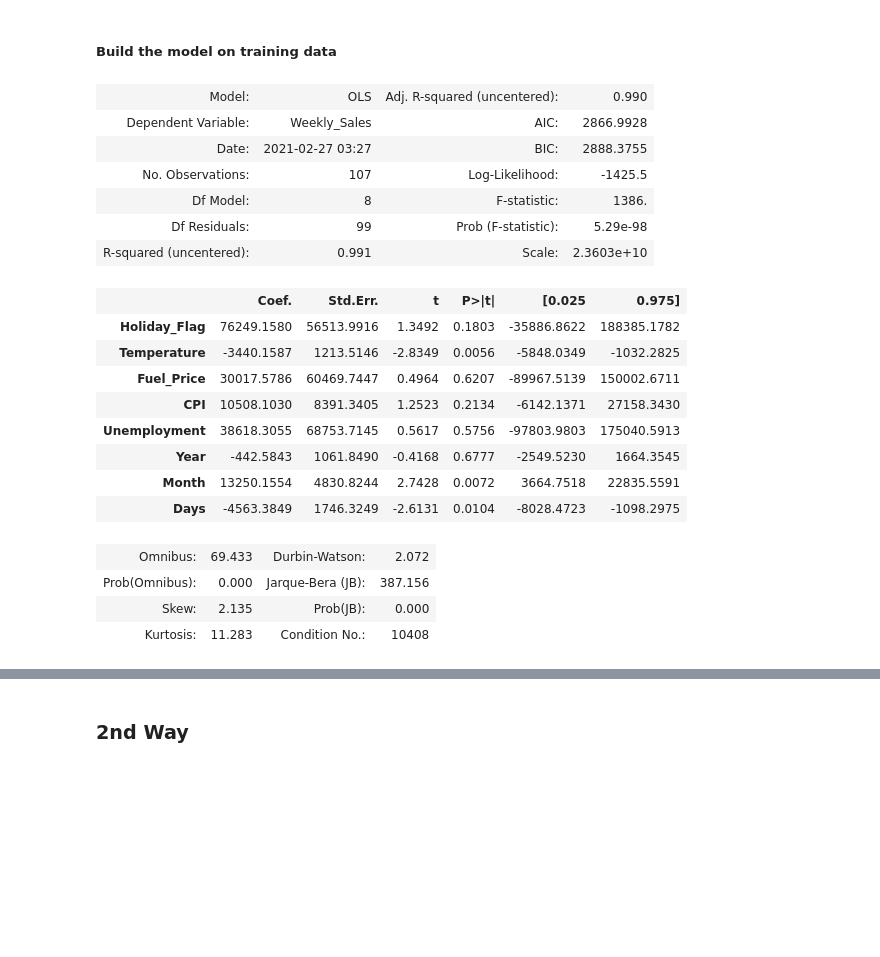
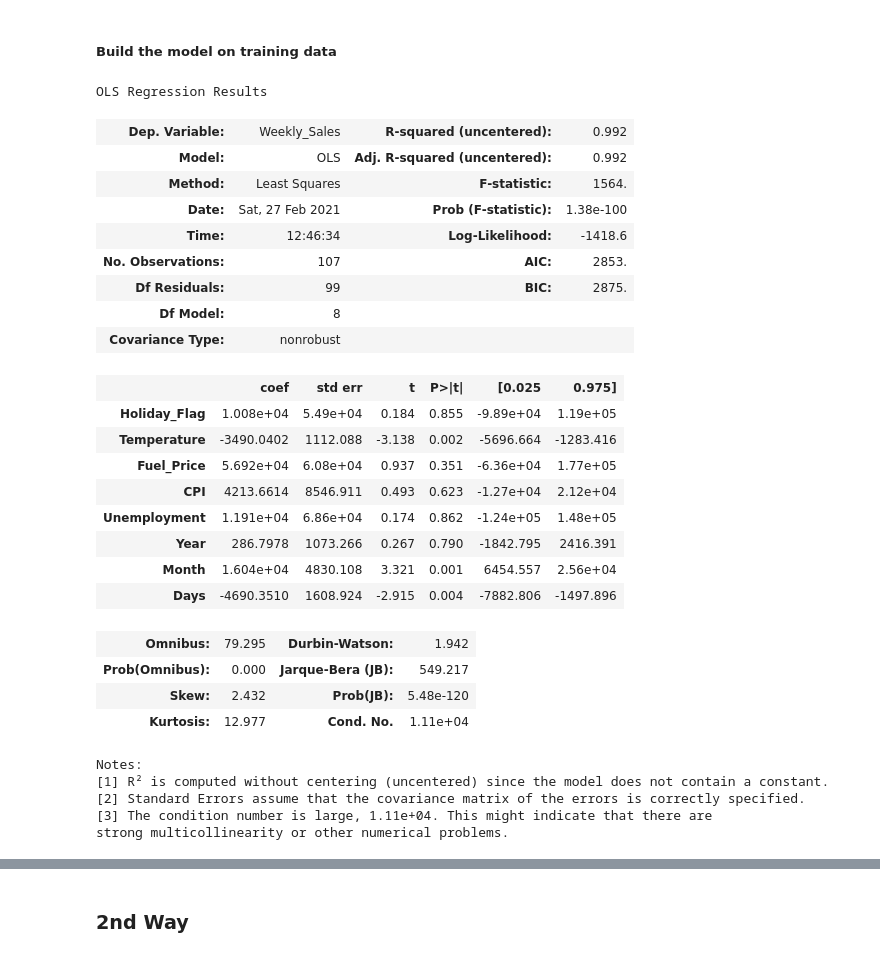
Before and after one commit to swarup4/Retail-Analysis-with-Walmart-Data, a Jupyter notebook: Walmart.ipynb, the cells around one changed output, grey strips where cells are left out. Saved outputs shown, nothing was run; the diff lists cells and outputs as text; code cells hidden in the pictures; blank space fills up the shorter version.

```diff
--- a/Walmart.ipynb
+++ b/Walmart.ipynb
@@ -256,28 +256,36 @@ train_X.shape, test_X.shape
 ##### Build the model on training data
 # %%
 store1_data = sm.OLS(train_y,train_X.astype(float)).fit()
-store1_data.summary2()
+store1_data.summary()
 # %% [output]
+OLS Regression Results
-| Model: | OLS | Adj. R-squared (uncentered): | 0.990 |
-| Dependent Variable: | Weekly_Sales | AIC: | 2866.9928 |
-| Date: | 2021-02-27 03:27 | BIC: | 2888.3755 |
-| No. Observations: | 107 | Log-Likelihood: | -1425.5 |
-| Df Model: | 8 | F-statistic: | 1386. |
-| Df Residuals: | 99 | Prob (F-statistic): | 5.29e-98 |
-| R-squared (uncentered): | 0.991 | Scale: | 2.3603e+10 |
+| Dep. Variable: | Weekly_Sales | R-squared (uncentered): | 0.992 |
+| Model: | OLS | Adj. R-squared (uncentered): | 0.992 |
+| Method: | Least Squares | F-statistic: | 1564. |
+| Date: | Sat, 27 Feb 2021 | Prob (F-statistic): | 1.38e-100 |
+| Time: | 12:46:34 | Log-Likelihood: | -1418.6 |
+| No. Observations: | 107 | AIC: | 2853. |
+| Df Residuals: | 99 | BIC: | 2875. |
+| Df Model: | 8 |  |  |
+| Covariance Type: | nonrobust |  |  |
-|  | Coef. | Std.Err. | t | P>|t| | [0.025 | 0.975] |
-| Holiday_Flag | 76249.1580 | 56513.9916 | 1.3492 | 0.1803 | -35886.8622 | 188385.1782 |
-| Temperature | -3440.1587 | 1213.5146 | -2.8349 | 0.0056 | -5848.0349 | -1032.2825 |
-| Fuel_Price | 30017.5786 | 60469.7447 | 0.4964 | 0.6207 | -89967.5139 | 150002.6711 |
-| CPI | 10508.1030 | 8391.3405 | 1.2523 | 0.2134 | -6142.1371 | 27158.3430 |
-| Unemployment | 38618.3055 | 68753.7145 | 0.5617 | 0.5756 | -97803.9803 | 175040.5913 |
-| Year | -442.5843 | 1061.8490 | -0.4168 | 0.6777 | -2549.5230 | 1664.3545 |
-| Month | 13250.1554 | 4830.8244 | 2.7428 | 0.0072 | 3664.7518 | 22835.5591 |
-| Days | -4563.3849 | 1746.3249 | -2.6131 | 0.0104 | -8028.4723 | -1098.2975 |
+|  | coef | std err | t | P>|t| | [0.025 | 0.975] |
+| Holiday_Flag | 1.008e+04 | 5.49e+04 | 0.184 | 0.855 | -9.89e+04 | 1.19e+05 |
+| Temperature | -3490.0402 | 1112.088 | -3.138 | 0.002 | -5696.664 | -1283.416 |
+| Fuel_Price | 5.692e+04 | 6.08e+04 | 0.937 | 0.351 | -6.36e+04 | 1.77e+05 |
+| CPI | 4213.6614 | 8546.911 | 0.493 | 0.623 | -1.27e+04 | 2.12e+04 |
+| Unemployment | 1.191e+04 | 6.86e+04 | 0.174 | 0.862 | -1.24e+05 | 1.48e+05 |
+| Year | 286.7978 | 1073.266 | 0.267 | 0.790 | -1842.795 | 2416.391 |
+| Month | 1.604e+04 | 4830.108 | 3.321 | 0.001 | 6454.557 | 2.56e+04 |
+| Days | -4690.3510 | 1608.924 | -2.915 | 0.004 | -7882.806 | -1497.896 |
-| Omnibus: | 69.433 | Durbin-Watson: | 2.072 |
-| Prob(Omnibus): | 0.000 | Jarque-Bera (JB): | 387.156 |
-| Skew: | 2.135 | Prob(JB): | 0.000 |
-| Kurtosis: | 11.283 | Condition No.: | 10408 |
+| Omnibus: | 79.295 | Durbin-Watson: | 1.942 |
+| Prob(Omnibus): | 0.000 | Jarque-Bera (JB): | 549.217 |
+| Skew: | 2.432 | Prob(JB): | 5.48e-120 |
+| Kurtosis: | 12.977 | Cond. No. | 1.11e+04 |
+Notes:
+[1] R² is computed without centering (uncentered) since the model does not contain a constant.
+[2] Standard Errors assume that the covariance matrix of the errors is correctly specified.
+[3] The condition number is large, 1.11e+04. This might indicate that there are
+strong multicollinearity or other numerical problems.
 # %%
 pred_y = store1_data.predict(test_X)
 # %%
```
Also changed, not shown: parts of 15 cells of this notebook.
